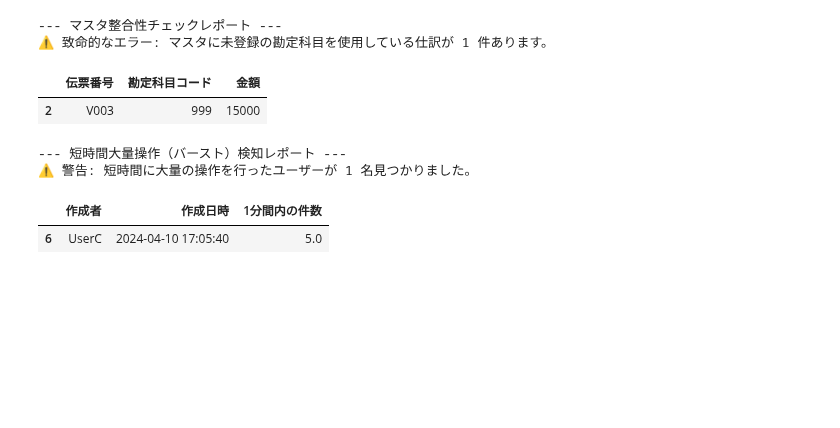
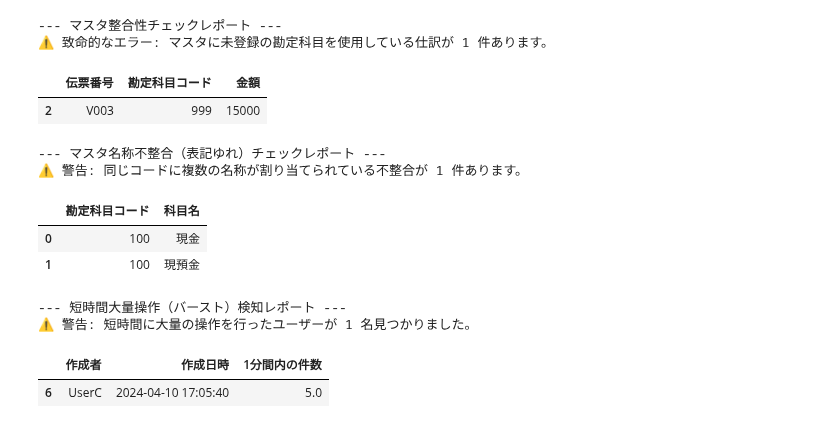
Before and after one commit to Koji-Accounting-Tech/D365-Finance-Data-Validator, a Jupyter notebook: D365_Data_Processing.ipynb, the cells around one changed output. Cells and saved outputs as stored; diff of their text form; code cells hidden in the pictures; blank space fills up the shorter version.

```diff
--- a/D365_Data_Processing.ipynb
+++ b/D365_Data_Processing.ipynb
@@ -109,6 +109,43 @@ else:
 ⚠️ 致命的なエラー: マスタに未登録の勘定科目を使用している仕訳が 1 件あります。
 |  | 伝票番号 | 勘定科目コード | 金額 |
 | 2 | V003 | 999 | 15000 |
+# %%
+import pandas as pd
+
+# 1. 矛盾を含んだマスタデータ（模擬データ）
+# ※ コード 100 に「現金」と「現預金」が混在している
+master_data_raw = {
+    '勘定科目コード': [100, 100, 200, 300, 300],
+    '科目名': ['現金', '現預金', '普通預金', '売掛金', '売掛金'] # 300は重複だが名前は同じ
+}
+df_master = pd.DataFrame(master_data_raw)
+
+# 2. まず「コードと名前」のユニークな組み合わせを作る
+df_unique = df_master.drop_duplicates()
+
+# 3. コードごとに「名前がいくつ登録されているか」をカウント
+# nunique() はユニークな値の個数を数える関数です
+name_counts = df_unique.groupby('勘定科目コード')['科目名'].nunique().reset_index()
+name_counts.columns = ['勘定科目コード', '名前の種類数']
+
+# 4. 種類数が 2 以上のものが「矛盾（不整合）」
+inconsistent_codes = name_counts[name_counts['名前の種類数'] > 1]
+
+# 5. 該当するコードの具体的な中身を表示
+inconsistent_master = df_unique[df_unique['勘定科目コード'].isin(inconsistent_codes['勘定科目コード'])]
+
+print("--- マスタ名称不整合（表記ゆれ）チェックレポート ---")
+if len(inconsistent_master) > 0:
+    print(f"⚠️ 警告: 同じコードに複数の名称が割り当てられている不整合が {len(inconsistent_codes)} 件あります。")
+    display(inconsistent_master.sort_values('勘定科目コード'))
+else:
+    print("✅ マスタ内の名称はすべて統一されています。")
+# %% [output]
+--- マスタ名称不整合（表記ゆれ）チェックレポート ---
+⚠️ 警告: 同じコードに複数の名称が割り当てられている不整合が 1 件あります。
+|  | 勘定科目コード | 科目名 |
+| 0 | 100 | 現金 |
+| 1 | 100 | 現預金 |
 # %%
 import pandas as pd
 
```
